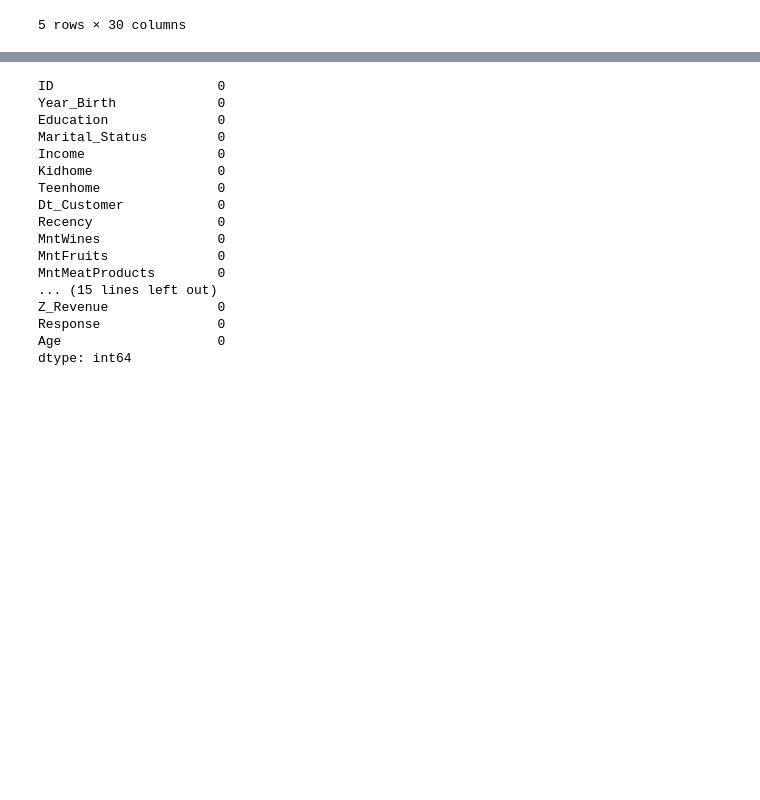
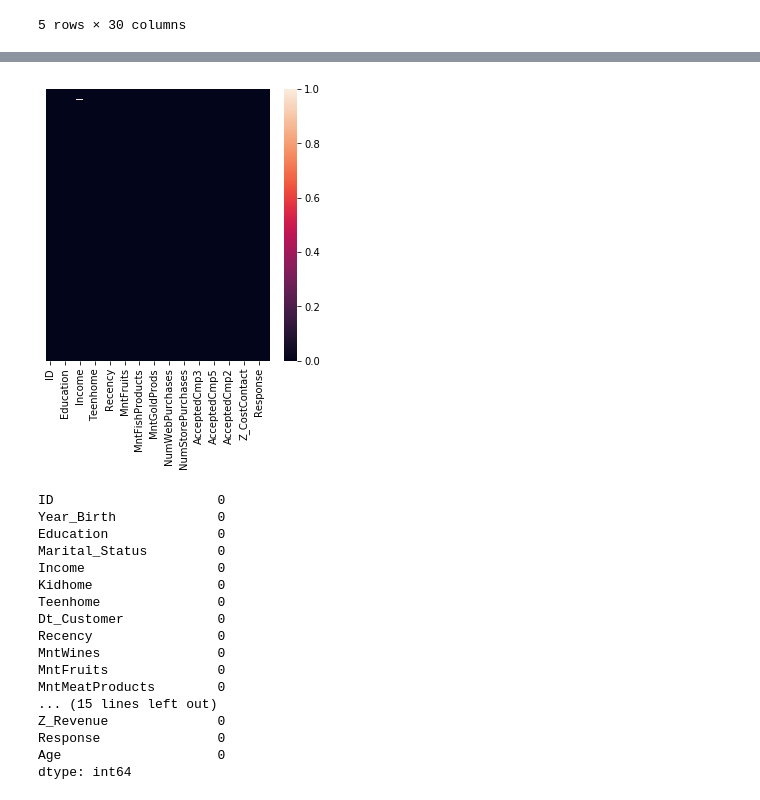
Before and after one commit to mounika-soppadandi/ML_CBA, a Jupyter notebook: CBA.ipynb, the cells around one changed output, grey strips where cells are left out. Saved outputs shown, nothing was run; the diff lists cells and outputs as text; code cells hidden in the pictures; blank space fills up the shorter version.

```diff
--- a/CBA.ipynb
+++ b/CBA.ipynb
@@ -104,6 +103,7 @@ customer.head()
 | 4 | 5324 | 1981 | PhD | Married | 58293.0 | 1 | 0 | 19-01-2014 | 94 | ... |
 5 rows × 30 columns
 # %%
-#plt.figure(figsize=(5,5))
-#sns.heatmap(customer.isnull(),yticklabels=False)
-#plt.show()
+plt.figure(figsize=(5,5))
+sns.heatmap(customer.isnull(),yticklabels=False)
+plt.show()
+# %% [output]
@@ -110,3 +112,4 @@ customer.head()
+[figure, added]
 # %%
 customer['Income'] = customer['Income'].fillna(customer['Income'].mean())
 customer.isnull().sum()
```
Also changed, not shown: parts of 21 cells of this notebook.
